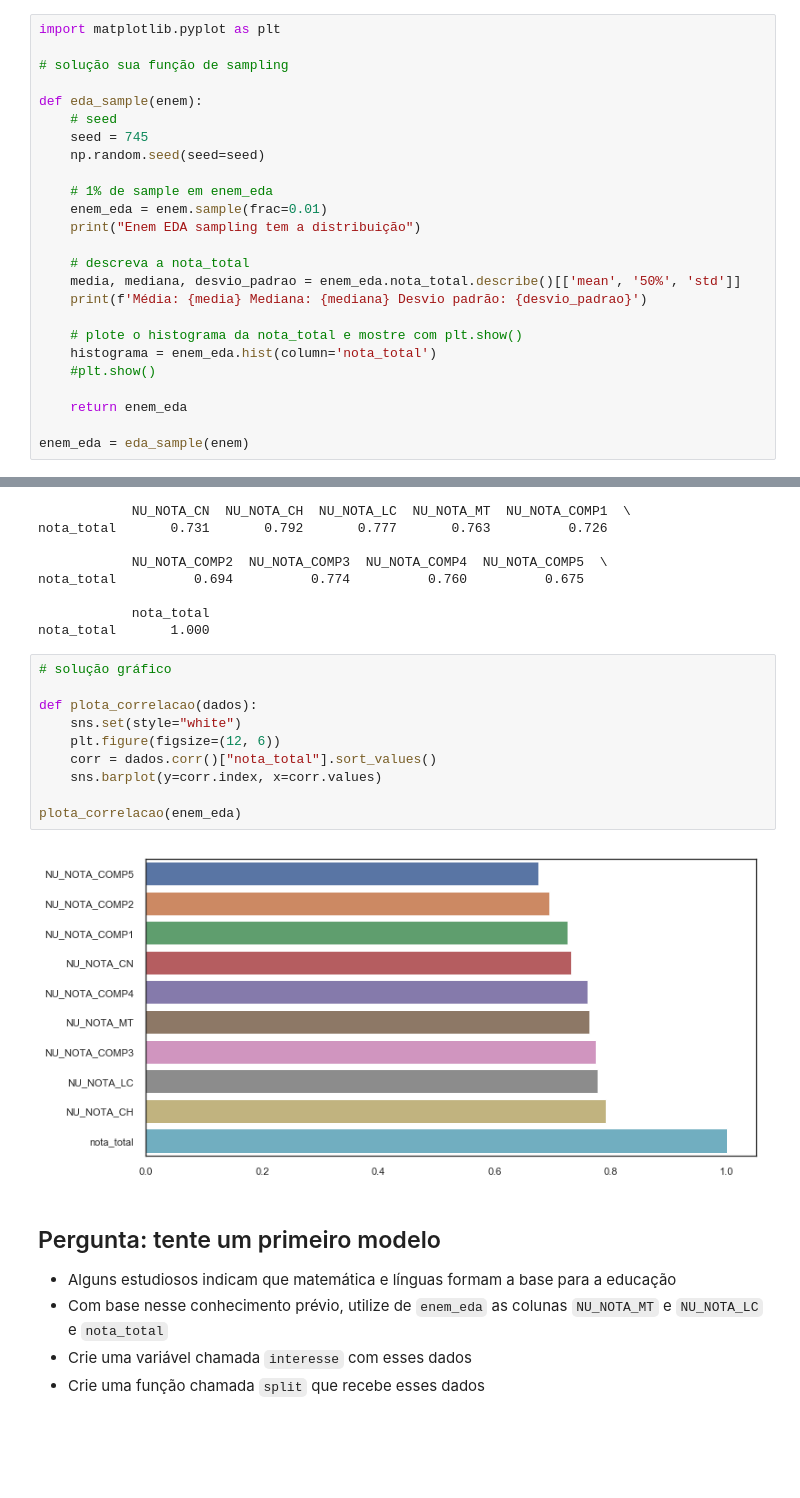
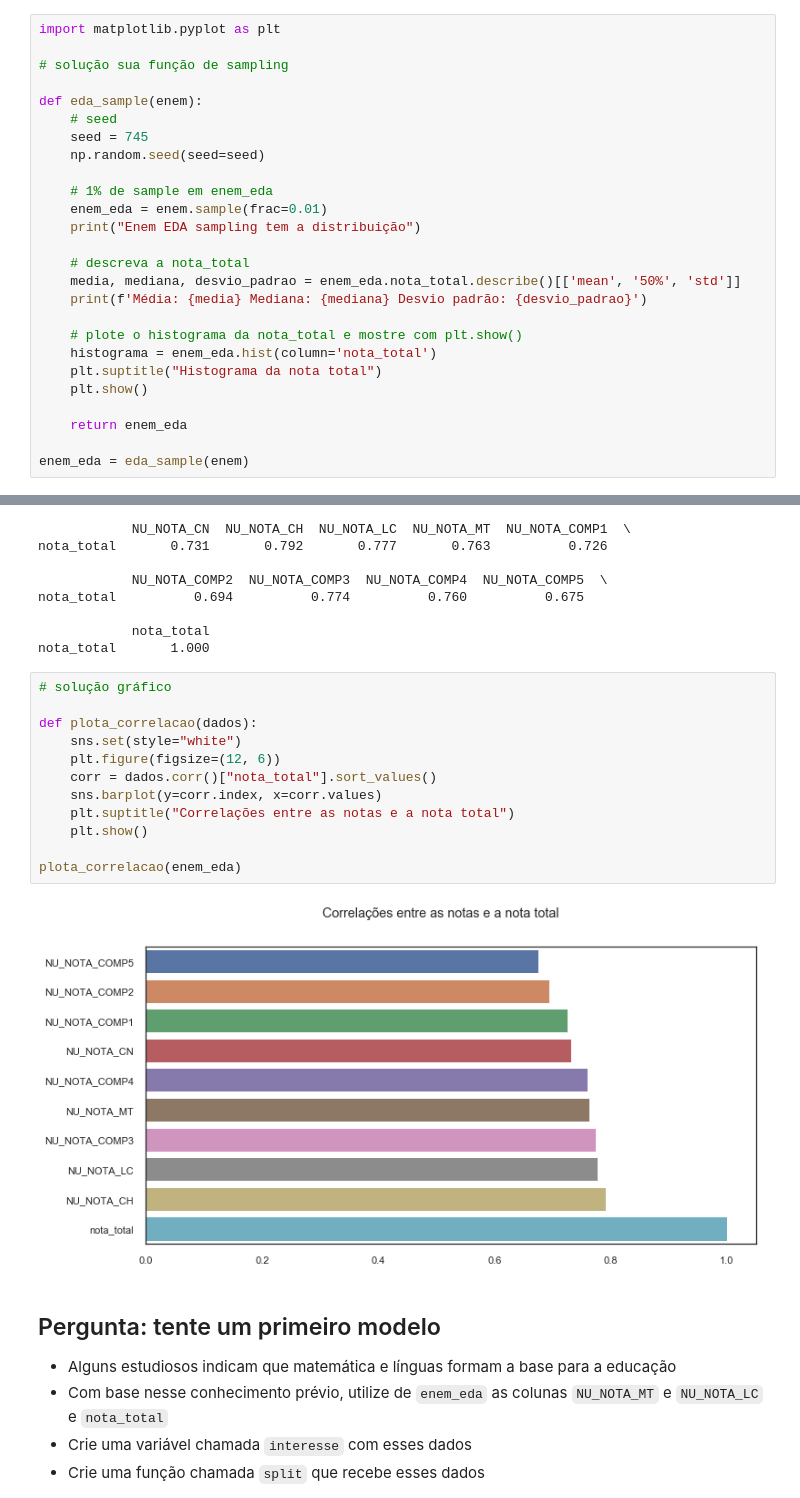
Before and after one commit to IgorNascAlves/Forma-o_Machine_Learning_Projeto_Alura, a Jupyter notebook: Formação_Machine_Learning_Projeto_Alura.ipynb, the cells around one changed output, grey strips where cells are left out. Saved outputs shown, nothing was run; the diff lists cells and outputs as text; blank space fills up the shorter version.

```diff
--- a/Formação_Machine_Learning_Projeto_Alura.ipynb
+++ b/Formação_Machine_Learning_Projeto_Alura.ipynb
@@ -183,7 +187,8 @@ def eda_sample(enem):
 
     # plote o histograma da nota_total e mostre com plt.show()
     histograma = enem_eda.hist(column='nota_total')
-    #plt.show()
+    plt.suptitle("Histograma da nota total")
+    plt.show()
 
     return enem_eda
 
@@ -245,15 +250,17 @@ nota_total       1.000
 # %%
 # solução gráfico
 
 def plota_correlacao(dados):
     sns.set(style="white")
     plt.figure(figsize=(12, 6))
     corr = dados.corr()["nota_total"].sort_values()
     sns.barplot(y=corr.index, x=corr.values)
+    plt.suptitle("Correlações entre as notas e a nota total")
+    plt.show()
 
 plota_correlacao(enem_eda)
 # %% [output]
-[figure, old version]
+[figure, new version]
 # %% [markdown]
 ## Pergunta: tente um primeiro modelo
 
```
Also changed, not shown: parts of 41 cells of this notebook.
